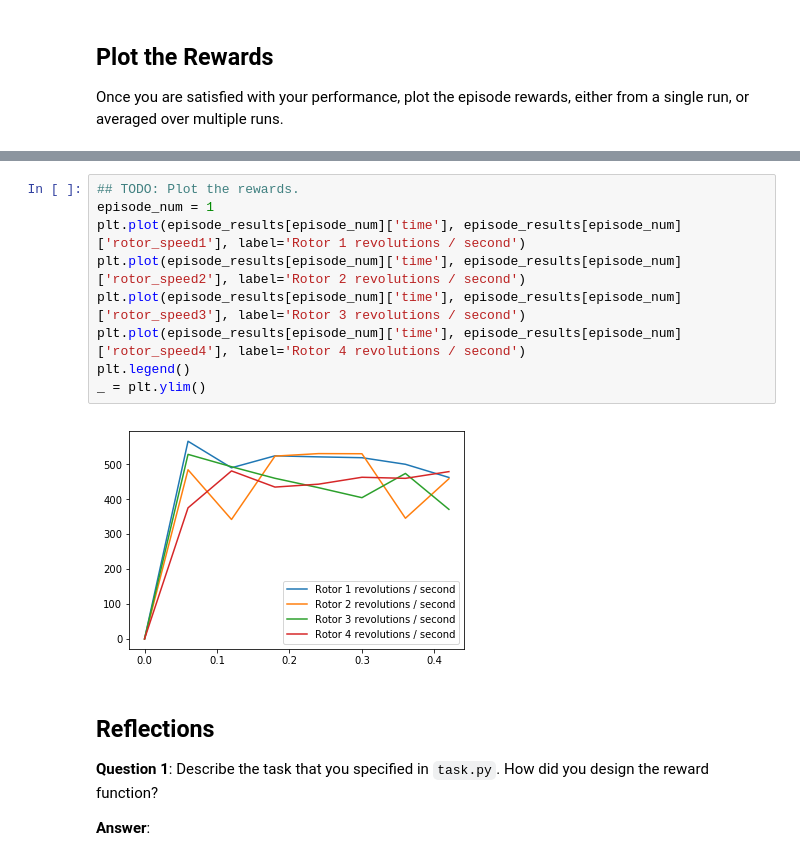
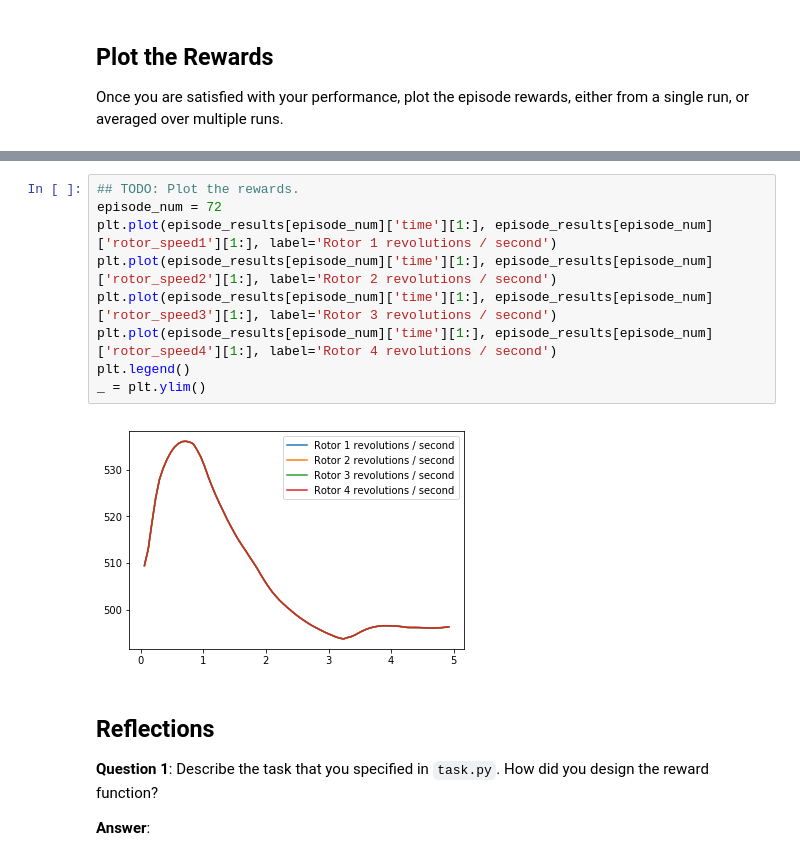
Before and after one commit to kristjansb/RL-Quadcopter-2, a Jupyter notebook: Quadcopter_Project.ipynb, the cells around one changed output, grey strips where cells are left out. Cells and saved outputs as stored; diff of their text form.

```diff
--- a/Quadcopter_Project.ipynb
+++ b/Quadcopter_Project.ipynb
@@ -348,14 +554,14 @@ _ = plt.ylim()
 # %%
 ## TODO: Plot the rewards.
-episode_num = 1
-plt.plot(episode_results[episode_num]['time'], episode_results[episode_num]['rotor_speed1'], label='Rotor 1 revolutions / second')
-plt.plot(episode_results[episode_num]['time'], episode_results[episode_num]['rotor_speed2'], label='Rotor 2 revolutions / second')
-plt.plot(episode_results[episode_num]['time'], episode_results[episode_num]['rotor_speed3'], label='Rotor 3 revolutions / second')
-plt.plot(episode_results[episode_num]['time'], episode_results[episode_num]['rotor_speed4'], label='Rotor 4 revolutions / second')
+episode_num = 72
+plt.plot(episode_results[episode_num]['time'][1:], episode_results[episode_num]['rotor_speed1'][1:], label='Rotor 1 revolutions / second')
+plt.plot(episode_results[episode_num]['time'][1:], episode_results[episode_num]['rotor_speed2'][1:], label='Rotor 2 revolutions / second')
+plt.plot(episode_results[episode_num]['time'][1:], episode_results[episode_num]['rotor_speed3'][1:], label='Rotor 3 revolutions / second')
+plt.plot(episode_results[episode_num]['time'][1:], episode_results[episode_num]['rotor_speed4'][1:], label='Rotor 4 revolutions / second')
 plt.legend()
 _ = plt.ylim()
 # %% [output]
-[figure, old version]
+[figure, new version]
 # %% [markdown]
 ## Reflections
 
```
Also changed, not shown: parts of 23 cells of this notebook, 4 other files.
